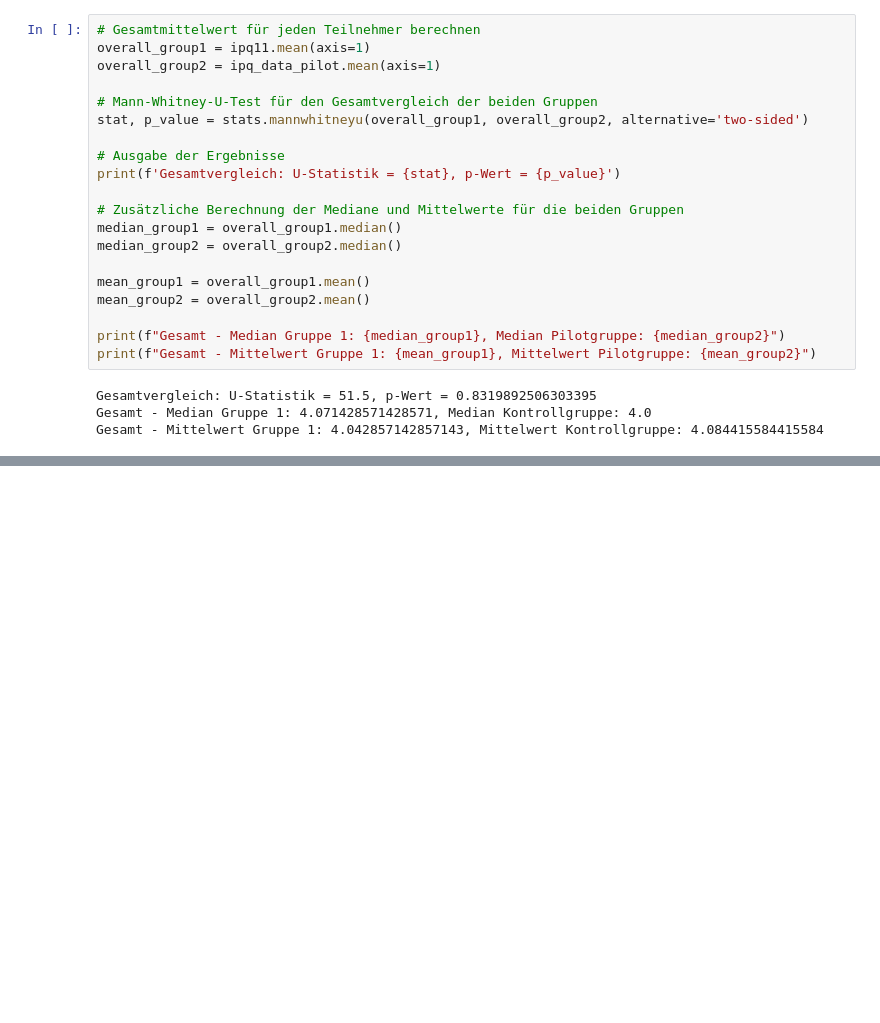
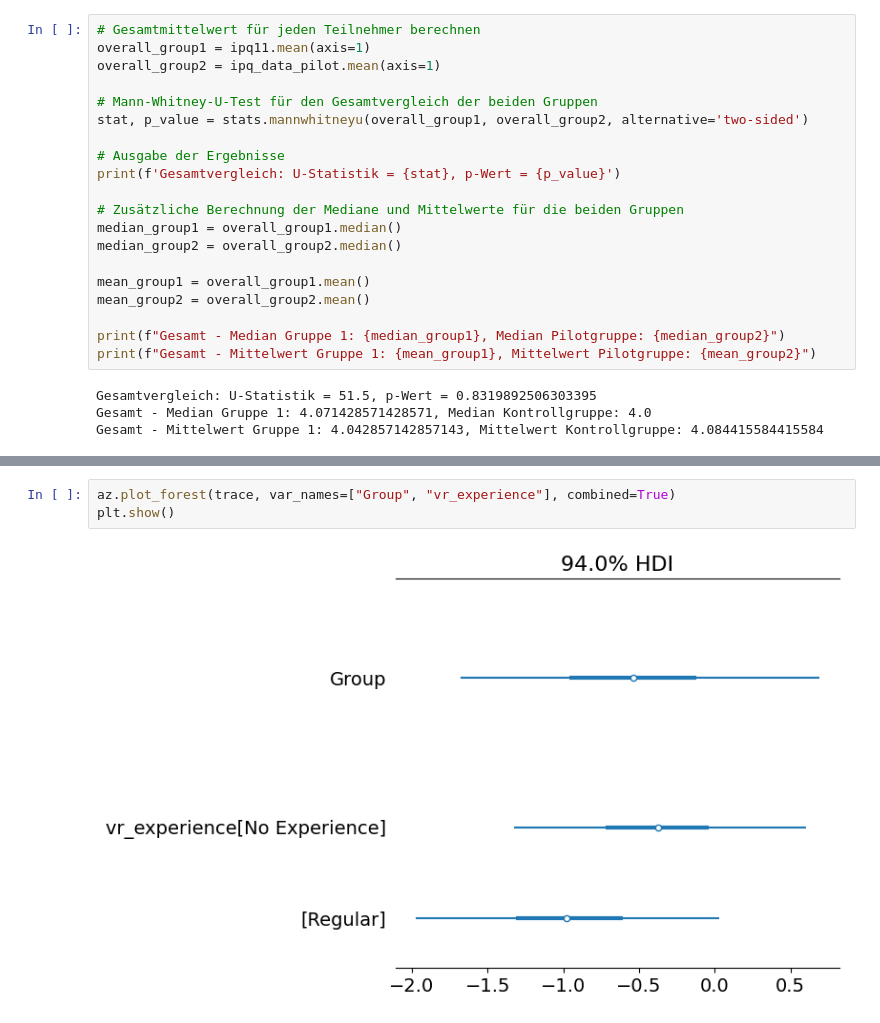
Before and after one commit to Gregor1597/Master_Thesis, a Jupyter notebook: Analysis/MainQuestionaire.ipynb, the cells around one changed output, grey strips where cells are left out. Drawn from its saved outputs; the diff is of its cells as text; blank space fills up the shorter version.

```diff
--- a/Analysis/MainQuestionaire.ipynb
+++ b/Analysis/MainQuestionaire.ipynb
@@ -299,0 +404,5 @@ Gesamt - Mittelwert Gruppe 1: 4.042857142857143, Mittelwert Kontrollgruppe: 4.08
+# %%
+az.plot_forest(trace, var_names=["Group", "vr_experience"], combined=True)
+plt.show()
+# %% [output]
+[figure, added]
```
Also changed, not shown: parts of 34 cells of this notebook, 1 other file.
